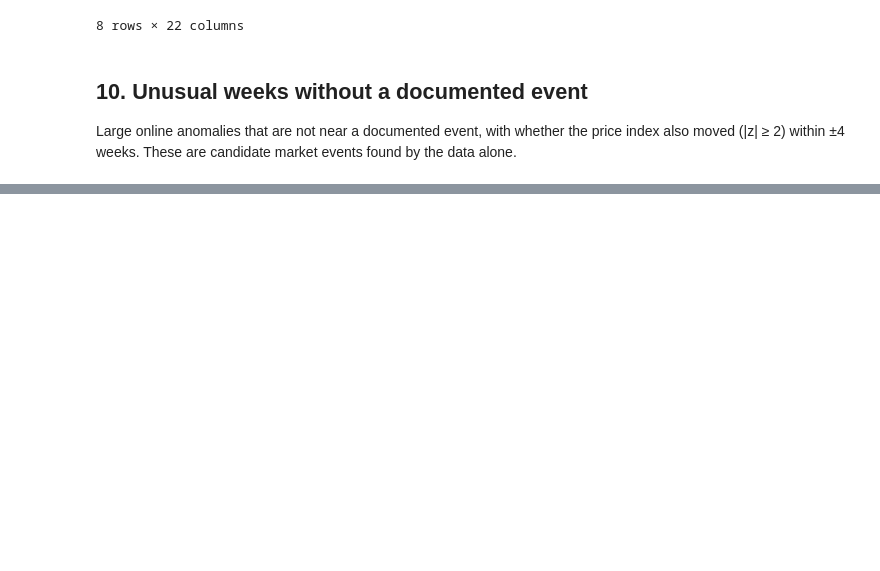
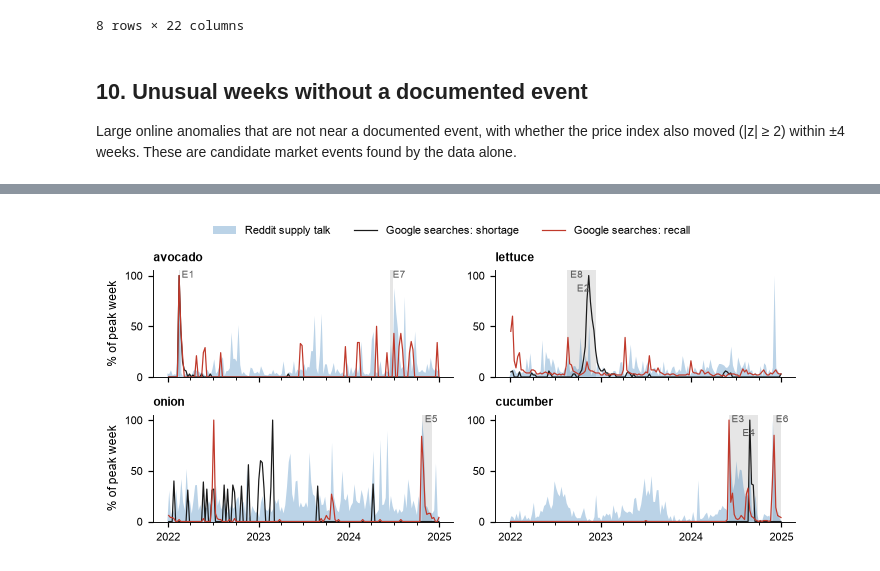
Before and after one commit to joy91269/CultivateIQYummy, a Jupyter notebook: notebooks/task2_signals_and_prices.ipynb, the cells around one changed output, grey strips where cells are left out. Drawn from its saved outputs; the diff is of its cells as text; code cells hidden in the pictures; blank space fills up the shorter version.

```diff
--- a/notebooks/task2_signals_and_prices.ipynb
+++ b/notebooks/task2_signals_and_prices.ipynb
@@ -964,0 +1051,21 @@ display(cand[["product", "week_start", "volume", "unusual_series", "distinctive_
+# %%
+rows = []
+for e in events_ref.sort_values("start_date").itertuples():
+    lo, hi = e.start_date - pd.Timedelta(weeks=2), e.end_date + pd.Timedelta(weeks=2)
+    r = sig[(sig["product"] == e.product) & sig["week_start"].between(lo, hi)]
+    g = gt[(gt["product"] == e.product) & gt["week_start"].between(lo, hi)]
+    row = {"event_id": e.event_id, "product": e.product, "event_name": e.event_name,
+           "reddit_supply_peak": r.loc[r["n_supply"].idxmax(), "week_start"].date()}
+    for s_ in ["shortage", "recall", "price"]:
+        gs = g[g["series"] == s_]
+        row[f"google_{s_}_peak"] = gs.loc[gs["interest"].idxmax(), "week_start"].date() if gs["interest"].max() > 0 else ""
+    gaps = [abs((pd.Timestamp(row[f"google_{s_}_peak"]) - pd.Timestamp(row["reddit_supply_peak"])).days) // 7
+            for s_ in ["shortage", "recall"] if row[f"google_{s_}_peak"] != ""]
+    row["weeks_from_reddit_peak_to_nearest_google_shortage_or_recall_peak"] = min(gaps) if gaps else np.nan
+    w = sg[(sg["product"] == e.product) & sg["week_start"].between(lo, hi)]
+    row["google_shortage_or_recall_spike"] = bool((w["gz_shortage_or_recall"] >= 3).any())
+    row["reddit_supply_spike"] = bool((w["z_n_supply"] >= 3).any())
+    rows.append(row)
+peaks = pd.DataFrame(rows)
+peaks.to_csv(TAB / "event_search_peaks.csv", index=False)
+display(peaks)
@@ -964,0 +1082,22 @@ display(cand[["product", "week_start", "volume", "unusual_series", "distinctive_
+# %%
+fig, axes = plt.subplots(2, 2, figsize=(6.5, 3.1), sharex=True)
+for ax, prod in zip(axes.flat, PRODUCTS):
+    r = sig[sig["product"] == prod].set_index("week_start")["n_supply"]
+    ax.fill_between(r.index, 100 * r / r.max(), color=COLORS["supply"], alpha=0.3, lw=0, label="Reddit supply talk")
+    for s_, col in [("shortage", "0.1"), ("recall", "#c0392b")]:
+        g = gt[(gt["product"] == prod) & (gt["series"] == s_)].set_index("week_start")["interest"]
+        ax.plot(g.index, g, color=col, lw=0.8, label=f"Google searches: {s_}")
+    ax.set_ylim(0, 105)
+    ax.set_title(prod, loc="left", fontweight="bold")
+    shade(ax, prod)
+for ax in axes[:, 0]:
+    ax.set_ylabel("% of peak week")
+for ax in axes[-1]:
+    ax.xaxis.set_major_locator(mdates.YearLocator())
+    ax.xaxis.set_minor_locator(mdates.MonthLocator(bymonth=[4, 7, 10]))
+    ax.xaxis.set_major_formatter(mdates.DateFormatter("%Y"))
+fig.legend(*axes[0, 0].get_legend_handles_labels(), ncol=3, frameon=False, loc="upper center",
+           bbox_to_anchor=(0.5, 1.0))
+fig.tight_layout(rect=(0, 0, 1, 0.93)); fig.savefig(FIG / "google_trends.png", dpi=300); plt.show()
+# %% [output]
+[figure, added]
```
Also changed, not shown: parts of 6 cells of this notebook, 28 other files.
